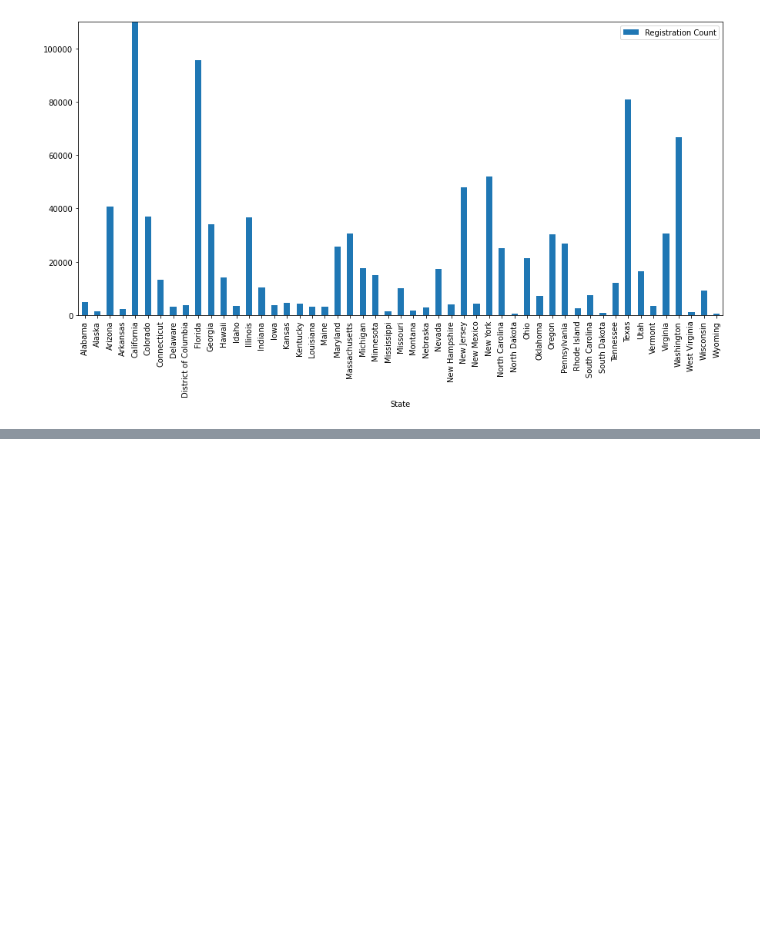
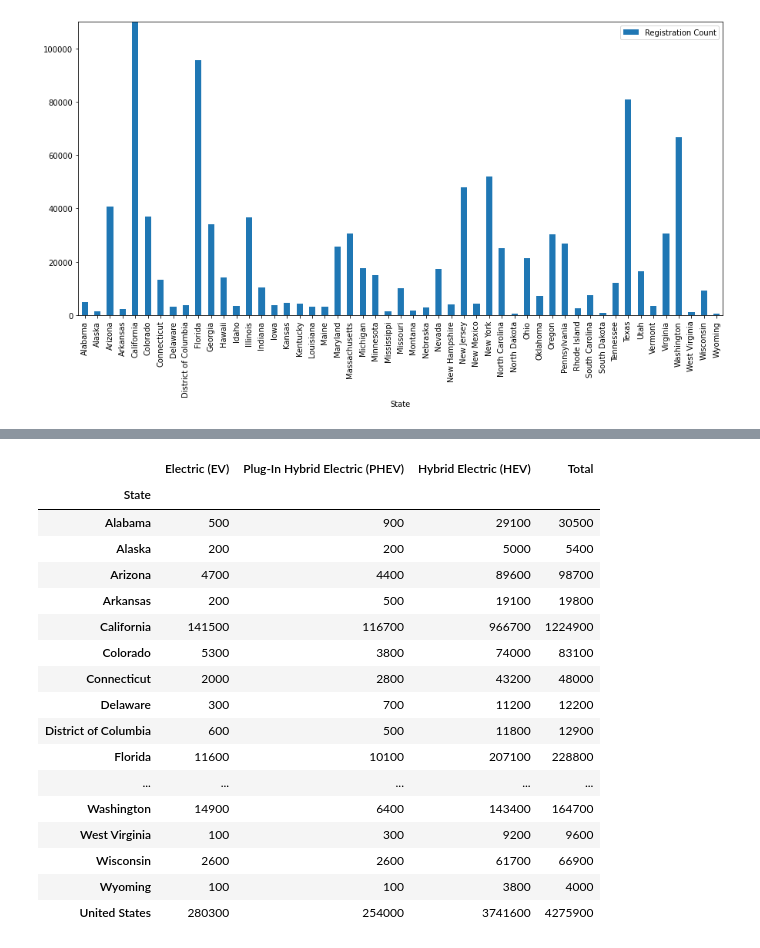
Before and after one commit to nhle95/Project1_group4, a Jupyter notebook: Electric_Car_Count.ipynb, the cells around one changed output, grey strips where cells are left out. Saved outputs shown, nothing was run; the diff lists cells and outputs as text; code cells hidden in the pictures; blank space fills up the shorter version.

```diff
--- a/Electric_Car_Count.ipynb
+++ b/Electric_Car_Count.ipynb
@@ -13,0 +118,21 @@ plt.show()
+# %%
+vehicleReg16
+# %% [output]
+|  | Electric (EV) | Plug-In Hybrid Electric (PHEV) | Hybrid Electric (HEV) | Total |
+| State |  |  |  |  |
+| Alabama | 500 | 900 | 29100 | 30500 |
+| Alaska | 200 | 200 | 5000 | 5400 |
+| Arizona | 4700 | 4400 | 89600 | 98700 |
+| Arkansas | 200 | 500 | 19100 | 19800 |
+| California | 141500 | 116700 | 966700 | 1224900 |
+| Colorado | 5300 | 3800 | 74000 | 83100 |
+| Connecticut | 2000 | 2800 | 43200 | 48000 |
+| Delaware | 300 | 700 | 11200 | 12200 |
+| District of Columbia | 600 | 500 | 11800 | 12900 |
+| Florida | 11600 | 10100 | 207100 | 228800 |
+| ... | ... | ... | ... | ... |
+| Washington | 14900 | 6400 | 143400 | 164700 |
+| West Virginia | 100 | 300 | 9200 | 9600 |
+| Wisconsin | 2600 | 2600 | 61700 | 66900 |
+| Wyoming | 100 | 100 | 3800 | 4000 |
+| United States | 280300 | 254000 | 3741600 | 4275900 |
```
Also changed, not shown: parts of 13 cells of this notebook.
